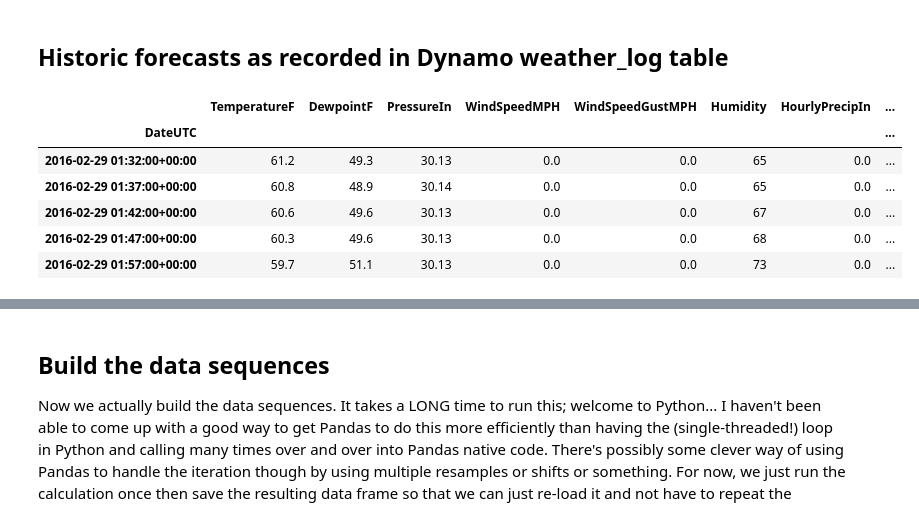
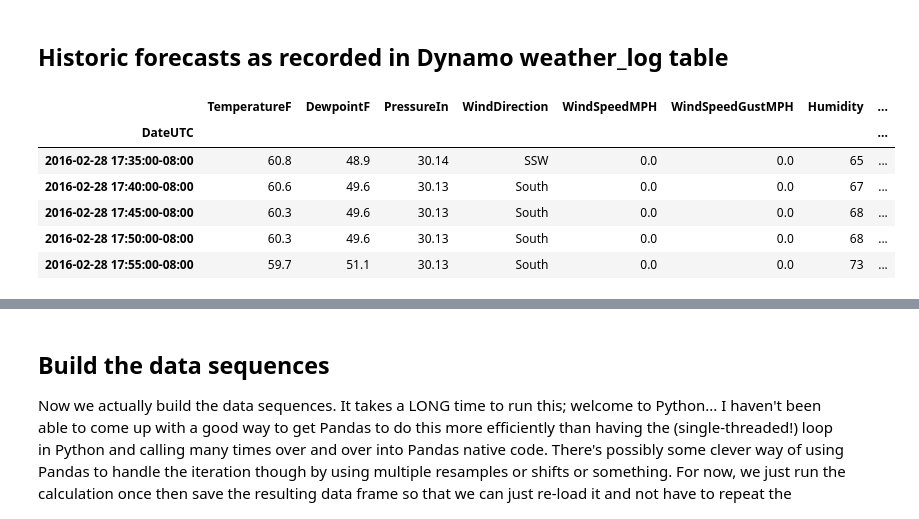
Before and after one commit to CienegaOrchards/Learning, a Jupyter notebook: Weather supplemental data.ipynb, the cells around one changed output, grey strips where cells are left out. Saved outputs shown, nothing was run; the diff lists cells and outputs as text; code cells hidden in the pictures.

```diff
--- a/Weather supplemental data.ipynb
+++ b/Weather supplemental data.ipynb
@@ -39,25 +39,24 @@ Once we have the rolling look-forward minimums, we also figure out the day-of-ye
 
 We then construct a field called `threshold` which tracks whether the look-ahead temp crosses some threshold temp.  We can have a model that tries to forecast *which* threshold we cross by introducing multiple thresholds here, or just have a single threshold.  Then we one-hot that threshold field.
 # %%
-data = pd.read_csv(path + 'all_data.csv', index_col='DateUTC', parse_dates=['DateUTC'],
+data = pd.read_csv(path + 'wunderground-data.csv', index_col='DateUTC', parse_dates=['DateUTC'],
                    usecols=['DateUTC','TemperatureF','DewpointF','PressureIn',
-                            'WindSpeedMPH','WindSpeedGustMPH','Humidity','HourlyPrecipIn',
-                            'dailyrainin','SolarRadiationWatts/m^2'])
-data.index = data.index.tz_localize('UTC', ambiguous='infer') #.tz_convert('US/Pacific')
+                            'WindDirection','WindSpeedMPH','WindSpeedGustMPH','Humidity','HourlyPrecipIn',
+                            'dailyrainin','SolarRadiationWatts/m^2'],
+                  dtype={'WindDirection': 'category'})
+data.index = data.index.tz_localize('UTC', ambiguous='infer').tz_convert('US/Pacific')
 data.drop_duplicates(inplace=True)
 
 data = data[data.TemperatureF > 0] # Remove bad temp
 data = data[data.PressureIn   > 0] # Remove bad pressure
 data = data[data.HourlyPrecipIn >= 0] # Remove bad rainfall
 
-data = data.assign(forward_min = data.rolling('10h', closed='both').TemperatureF.min().shift(-1,'10h').asof(data.index))
+data = data.resample('5Min').nearest()
 
-data = data.assign(day_of_year = data.index.dayofyear, hour = data.index.hour)
-data = data.assign(threshold = 'no')
-data.loc[data.forward_min < 32,'threshold'] = '32'
-# data.loc[data.forward_min < 30,'threshold'] = '30'
-# data.loc[data.forward_min < 28,'threshold'] = '28'
+data = data.assign(forward_min = data.rolling('24h', closed='both').TemperatureF.min().shift(-1,'24h').asof(data.index))
 
-data = data.merge(pd.get_dummies(data.threshold, prefix='threshold'), left_index=True, right_index=True)
-
-data.head()
+# Add some categorical date elements for day-of-year, hour, month -- we'll create embeddings for those in the model
+data = data.assign(month = data.index.month, week = data.index.week, hour = data.index.hour)
+data.month = data.month.astype('category')
+data.week = data.week.astype('category')
+data.hour = data.hour.astype('category')
@@ -72,16 +63,19 @@ data.head()
 # %% [markdown]
 ## Historic forecasts as recorded in Dynamo weather_log table
 # %%
-forecasts = pd.read_csv(path+'forecast-current-2017-10-24-12-28-30.csv', parse_dates=['time'], index_col='time', usecols=['time','forecast'], dtype={'forecast': 'float'})
-forecasts = forecasts.tz_localize('UTC', ambiguous='infer') #.tz_convert('US/Pacific')
+forecasts = pd.read_csv(path+'forecast-min.csv', parse_dates=['time'], index_col='time', usecols=['time','forecast'], dtype={'forecast': 'float'})
+forecasts = forecasts.tz_localize('UTC', ambiguous='infer').tz_convert('US/Pacific')
 
 data = data.assign(forecast = forecasts.asof(data.index)).dropna()
+
+data.index = data.index.tz_convert('US/Pacific') # Adjust timezone after date-shifting above to avoid ambiguity which arises when not in UTC
+
 data.head()
 # %% [output]
-|  | TemperatureF | DewpointF | PressureIn | WindSpeedMPH | WindSpeedGustMPH | Humidity | HourlyPrecipIn | ... |
+|  | TemperatureF | DewpointF | PressureIn | WindDirection | WindSpeedMPH | WindSpeedGustMPH | Humidity | ... |
 | DateUTC |  |  |  |  |  |  |  | ... |
-| 2016-02-29 01:32:00+00:00 | 61.2 | 49.3 | 30.13 | 0.0 | 0.0 | 65 | 0.0 | ... |
-| 2016-02-29 01:37:00+00:00 | 60.8 | 48.9 | 30.14 | 0.0 | 0.0 | 65 | 0.0 | ... |
-| 2016-02-29 01:42:00+00:00 | 60.6 | 49.6 | 30.13 | 0.0 | 0.0 | 67 | 0.0 | ... |
-| 2016-02-29 01:47:00+00:00 | 60.3 | 49.6 | 30.13 | 0.0 | 0.0 | 68 | 0.0 | ... |
-| 2016-02-29 01:57:00+00:00 | 59.7 | 51.1 | 30.13 | 0.0 | 0.0 | 73 | 0.0 | ... |
+| 2016-02-28 17:35:00-08:00 | 60.8 | 48.9 | 30.14 | SSW | 0.0 | 0.0 | 65 | ... |
+| 2016-02-28 17:40:00-08:00 | 60.6 | 49.6 | 30.13 | South | 0.0 | 0.0 | 67 | ... |
+| 2016-02-28 17:45:00-08:00 | 60.3 | 49.6 | 30.13 | South | 0.0 | 0.0 | 68 | ... |
+| 2016-02-28 17:50:00-08:00 | 60.3 | 49.6 | 30.13 | South | 0.0 | 0.0 | 68 | ... |
+| 2016-02-28 17:55:00-08:00 | 59.7 | 51.1 | 30.13 | South | 0.0 | 0.0 | 73 | ... |
```
Also changed, not shown: parts of 29 cells of this notebook, 3 other files.
